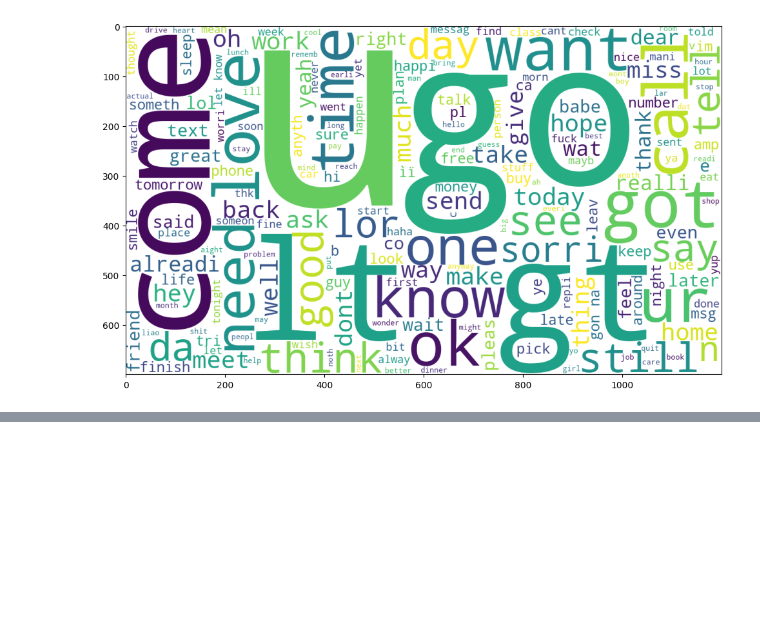
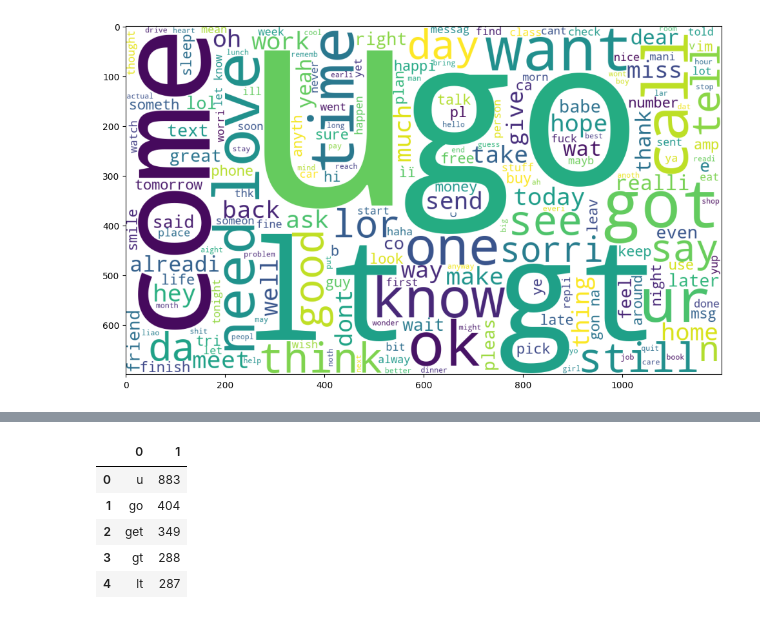
Before and after one commit to mr-ayush-agrawal/MachineLearningBasics, a Jupyter notebook: SpamHamClassifier/Spam_Detection.ipynb, the cells around one changed output, grey strips where cells are left out. Cells and saved outputs as stored; diff of their text form; code cells hidden in the pictures; blank space fills up the shorter version.

```diff
--- a/SpamHamClassifier/Spam_Detection.ipynb
+++ b/SpamHamClassifier/Spam_Detection.ipynb
@@ -318,0 +359,10 @@ plt.imshow(ham_Wc)
+# %%
+ham_wrd_df = pd.DataFrame(Counter(ham_wrds).most_common(50))
+ham_wrd_df.head()
+# %% [output]
+|  | 0 | 1 |
+| 0 | u | 883 |
+| 1 | go | 404 |
+| 2 | get | 349 |
+| 3 | gt | 288 |
+| 4 | lt | 287 |
```
Also changed, not shown: parts of 7 cells of this notebook.
